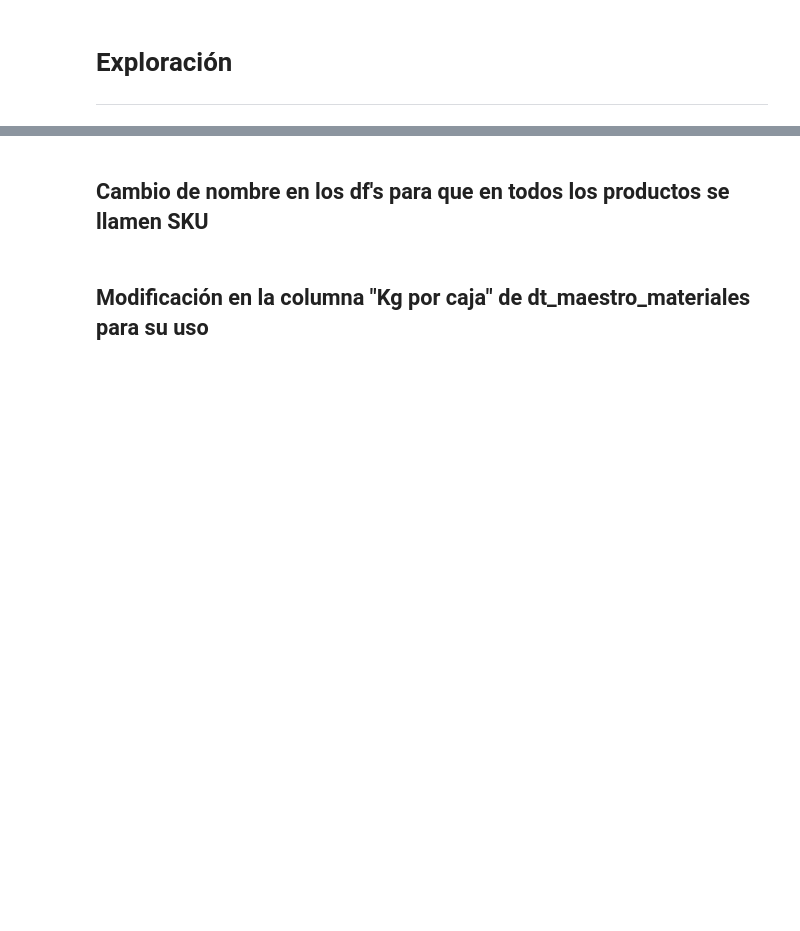
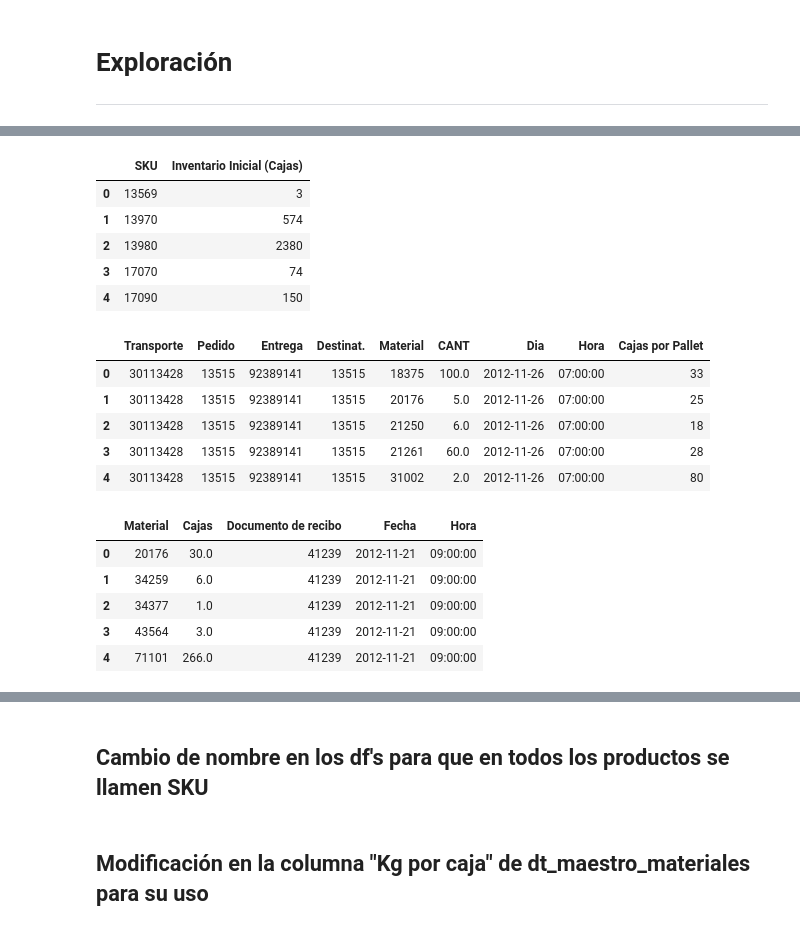
Before and after one commit to ValentinaJimenezTorres/CA_inventarios, a Jupyter notebook: b_exploracion_limpieza.ipynb, the cells around one changed output, grey strips where cells are left out. Saved outputs shown, nothing was run; the diff lists cells and outputs as text; code cells hidden in the pictures; blank space fills up the shorter version.

```diff
--- a/b_exploracion_limpieza.ipynb
+++ b/b_exploracion_limpieza.ipynb
@@ -78,0 +36,24 @@ df_maestro_materiales.head()
+# %%
+display(df_inventario_inicial.head())
+display(df_salidas.head())
+display(df_entradas.head())
+display(df_maestro_materiales.head())
+# %% [output]
+|  | SKU | Inventario Inicial (Cajas) |
+| 0 | 13569 | 3 |
+| 1 | 13970 | 574 |
+| 2 | 13980 | 2380 |
+| 3 | 17070 | 74 |
+| 4 | 17090 | 150 |
+|  | Transporte | Pedido | Entrega | Destinat. | Material | CANT | Dia | Hora | Cajas por Pallet |
+| 0 | 30113428 | 13515 | 92389141 | 13515 | 18375 | 100.0 | 2012-11-26 | 07:00:00 | 33 |
+| 1 | 30113428 | 13515 | 92389141 | 13515 | 20176 | 5.0 | 2012-11-26 | 07:00:00 | 25 |
+| 2 | 30113428 | 13515 | 92389141 | 13515 | 21250 | 6.0 | 2012-11-26 | 07:00:00 | 18 |
+| 3 | 30113428 | 13515 | 92389141 | 13515 | 21261 | 60.0 | 2012-11-26 | 07:00:00 | 28 |
+| 4 | 30113428 | 13515 | 92389141 | 13515 | 31002 | 2.0 | 2012-11-26 | 07:00:00 | 80 |
+|  | Material | Cajas | Documento de recibo | Fecha | Hora |
+| 0 | 20176 | 30.0 | 41239 | 2012-11-21 | 09:00:00 |
+| 1 | 34259 | 6.0 | 41239 | 2012-11-21 | 09:00:00 |
+| 2 | 34377 | 1.0 | 41239 | 2012-11-21 | 09:00:00 |
+| 3 | 43564 | 3.0 | 41239 | 2012-11-21 | 09:00:00 |
+| 4 | 71101 | 266.0 | 41239 | 2012-11-21 | 09:00:00 |
```
Also changed, not shown: parts of 28 cells of this notebook.
